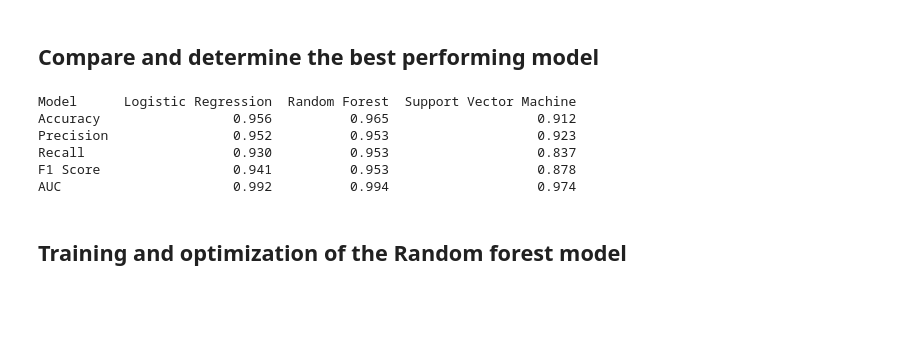
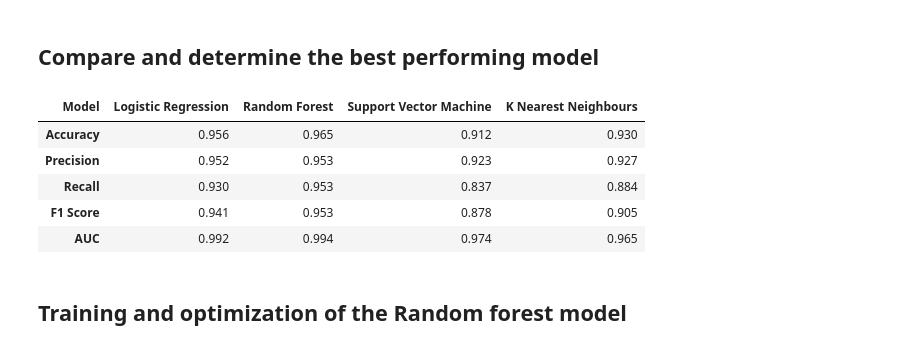
Before and after one commit to omaralfaqih6/breast_cancer_wisconsin, a Jupyter notebook: src/data_prep_mod_setup.ipynb, the cells around one changed output. Drawn from its saved outputs; the diff is of its cells as text; code cells hidden in the pictures; blank space fills up the shorter version.

```diff
--- a/src/data_prep_mod_setup.ipynb
+++ b/src/data_prep_mod_setup.ipynb
@@ -713,36 +713,36 @@ plt.show()
 ## Compare and determine the best performing model
 # %%
 ## Collect the AUC values from above models and put it in the performance_df table for results
-models = {'Logistic Regression': (y_pred_lr, auc_lr),'Random Forest': (y_pred_rf, auc_rf),'Support Vector Machine': (y_pred_svm, auc_svm)}
+models = {'Logistic Regression': (y_pred_lr, auc_lr),'Random Forest': (y_pred_rf, auc_rf),'Support Vector Machine': (y_pred_svm, auc_svm), 'K Nearest Neighbours' :(y_pred_knn,auc_knn)}
 
 ## add aucs in the table with other metrics
 results = []
 for name, (y_pred, auc_val) in models.items():
     results.append({
         'Model': name,
         'Accuracy': accuracy_score(y_test, y_pred),
         'Precision': precision_score(y_test, y_pred, pos_label=1),
         'Recall': recall_score(y_test, y_pred, pos_label=1),
         'F1 Score': f1_score(y_test, y_pred, pos_label=1),
         'AUC': auc_val
     })
 
 # ---- Create Table ---- #
 performance_df = pd.DataFrame(results)
 performance_df = performance_df.round(3)
 # print(performance_df)
 # transpose table for easy viewing/comparing
 metrics_df = performance_df.set_index('Model').T
 
 # Print the transposed table
-print(metrics_df)
+metrics_df
 # %% [output]
-Model      Logistic Regression  Random Forest  Support Vector Machine
-Accuracy                 0.956          0.965                   0.912
-Precision                0.952          0.953                   0.923
-Recall                   0.930          0.953                   0.837
-F1 Score                 0.941          0.953                   0.878
-AUC                      0.992          0.994                   0.974
+| Model | Logistic Regression | Random Forest | Support Vector Machine | K Nearest Neighbours |
+| Accuracy | 0.956 | 0.965 | 0.912 | 0.930 |
+| Precision | 0.952 | 0.953 | 0.923 | 0.927 |
+| Recall | 0.930 | 0.953 | 0.837 | 0.884 |
+| F1 Score | 0.941 | 0.953 | 0.878 | 0.905 |
+| AUC | 0.992 | 0.994 | 0.974 | 0.965 |
 # %% [markdown]
 ## Training and optimization of the Random forest model
 # %%
```
Also changed, not shown: parts of 8 cells of this notebook.
